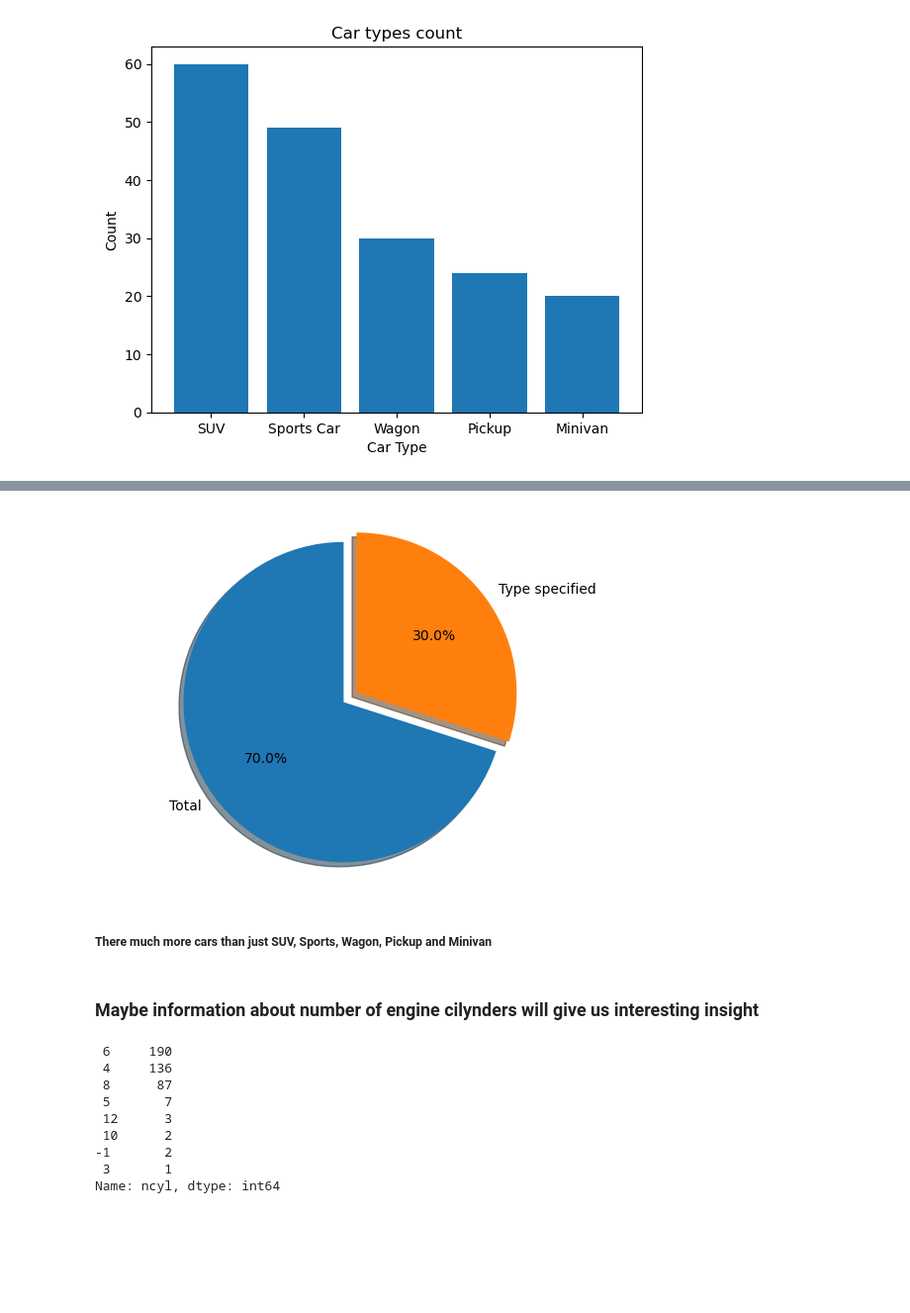
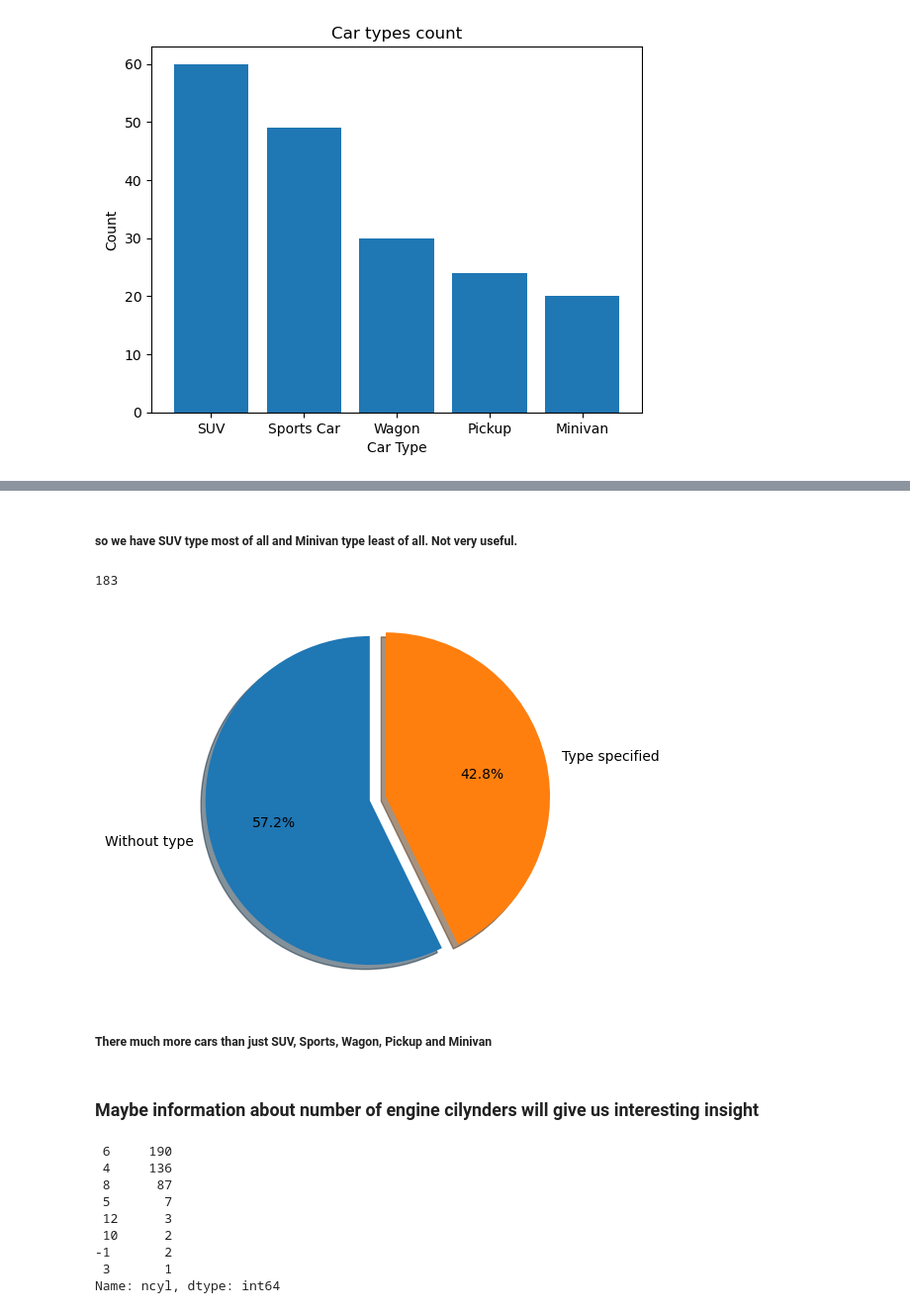
Before and after one commit to Valerii-Poliakov/cars_eda, a Jupyter notebook: cars_eda.ipynb, the cells around one changed output, grey strips where cells are left out. Shown at 99% size. Saved outputs shown, nothing was run; the diff lists cells and outputs as text; code cells hidden in the pictures; blank space fills up the shorter version.

Commit message:
pie chart fix

```diff
--- a/cars_eda.ipynb
+++ b/cars_eda.ipynb
@@ -112,20 +106,27 @@ car_types['count'].sum()
-# %%
-# Are there cars without type  specified?
-labels = 'Total', 'Type specified'
-sizes = [len(df.index), car_types['count'].sum()]
-explode = (0, 0.1)
-
-fig, ax1 = plt.subplots()
-ax1.pie(sizes, explode=explode, labels=labels, autopct='%1.1f%%', shadow=True, startangle=90)
-ax1.axis('equal')  # Equal aspect ratio ensures that pie is drawn as a circle.
-
-plt.show()
-# %% [output]
-[figure, removed]
-# %% [markdown]
-##### There much more cars than just SUV, Sports, Wagon, Pickup and Minivan
-# %% [markdown]
-### Maybe information about number of engine cilynders  will give us interesting insight
+# %% [markdown]
+##### so we have SUV type most of all and Minivan type least of all. Not very useful.
+# %%
+car_types['count'].sum()
+# %% [output]
+183
+# %%
+# Are there cars without type  specified?
+labels = 'Without type', 'Type specified'
+car_types_sum = car_types['count'].sum()
+sizes = [len(df.index)-car_types_sum, car_types['count'].sum()]
+explode = (0, 0.1)
+
+fig, ax1 = plt.subplots()
+ax1.pie(sizes, explode=explode, labels=labels, autopct='%1.1f%%', shadow=True, startangle=90)
+ax1.axis('equal')  # Equal aspect ratio ensures that pie is drawn as a circle.
+
+plt.show()
+# %% [output]
+[figure, added]
+# %% [markdown]
+##### There much more cars than just SUV, Sports, Wagon, Pickup and Minivan
+# %% [markdown]
+### Maybe information about number of engine cilynders  will give us interesting insight
 # %%
 # number of cylinders in engine, negative number of cylinder defenitly can't be
 df['ncyl'].value_counts()
```
Also changed, not shown: parts of 14 cells of this notebook.
